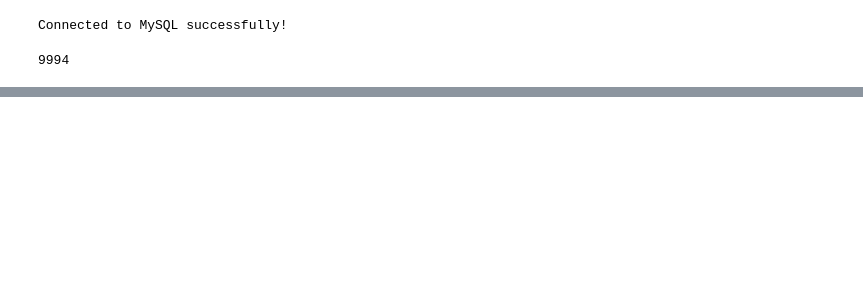
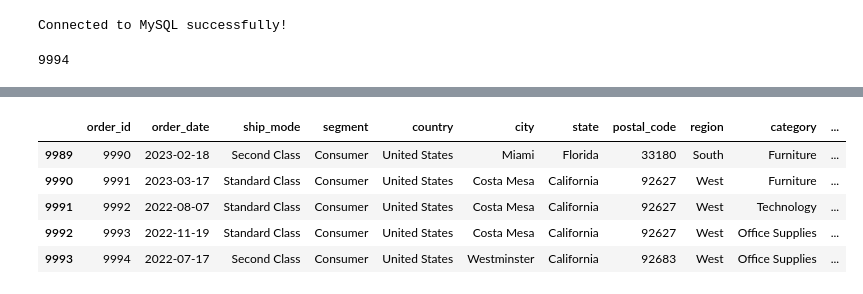
Before and after one commit to rajanshaky/sales-analytic-dashboard, a Jupyter notebook: main.ipynb, the cells around one changed output, grey strips where cells are left out. Drawn from its saved outputs; the diff is of its cells as text; code cells hidden in the pictures; blank space fills up the shorter version.

```diff
--- a/main.ipynb
+++ b/main.ipynb
@@ -369,0 +459,9 @@ df.to_sql('df_orders', con=engine, index=False, if_exists='replace')
+# %%
+df.tail()
+# %% [output]
+|  | order_id | order_date | ship_mode | segment | country | city | state | postal_code | region | category | ... |
+| 9989 | 9990 | 2023-02-18 | Second Class | Consumer | United States | Miami | Florida | 33180 | South | Furniture | ... |
+| 9990 | 9991 | 2023-03-17 | Standard Class | Consumer | United States | Costa Mesa | California | 92627 | West | Furniture | ... |
+| 9991 | 9992 | 2022-08-07 | Standard Class | Consumer | United States | Costa Mesa | California | 92627 | West | Technology | ... |
+| 9992 | 9993 | 2022-11-19 | Standard Class | Consumer | United States | Costa Mesa | California | 92627 | West | Office Supplies | ... |
+| 9993 | 9994 | 2022-07-17 | Second Class | Consumer | United States | Westminster | California | 92683 | West | Office Supplies | ... |
```
Also changed, not shown: parts of 7 cells of this notebook, 6 other files.
